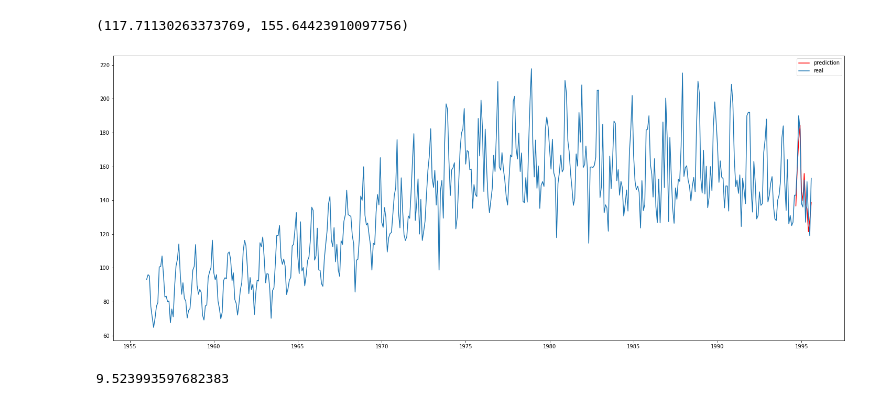
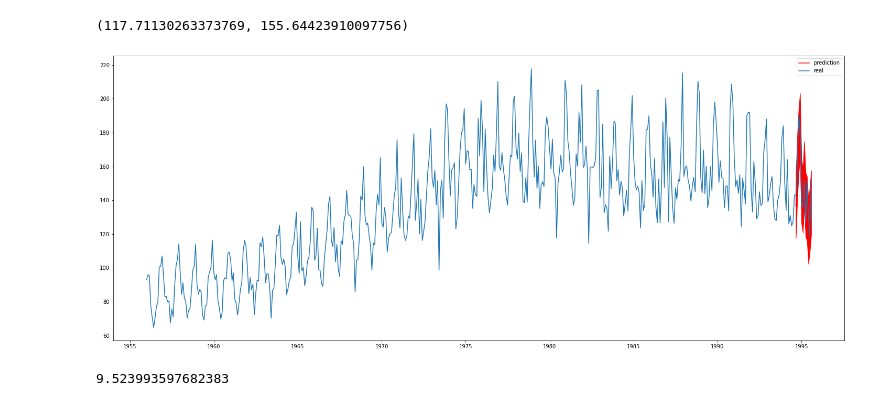
Before and after one commit to k3ybladewielder/beer, a Jupyter notebook: beer.ipynb, the cells around one changed output. Drawn from its saved outputs; the diff is of its cells as text; code cells hidden in the pictures.

```diff
--- a/beer.ipynb
+++ b/beer.ipynb
@@ -179,17 +185,17 @@ datas_previsao = np.asarray(predicao_media.index)
 datas = np.asarray(db_forecast.index)
 # %%
 plt.figure(figsize=(25, 10))
-# plt.fill_between(datas_previsao, limites_abaixo, limites_acima, color='red')
+plt.fill_between(datas_previsao, limites_abaixo, limites_acima, color='red')
 plt.plot(datas_previsao, predicao_media.values, color='red', label='prediction')
 plt.plot(datas, db_forecast.values, label='real')
 plt.legend()
 plt.show()
 
 
 # plt.plot(row.index, row.values)
 # plt.show()
 # %% [output]
-[figure, old version]
+[figure, new version]
 # %%
 from sklearn.metrics import mean_squared_error
 from math import sqrt
```
Also changed, not shown: parts of 3 cells of this notebook.
